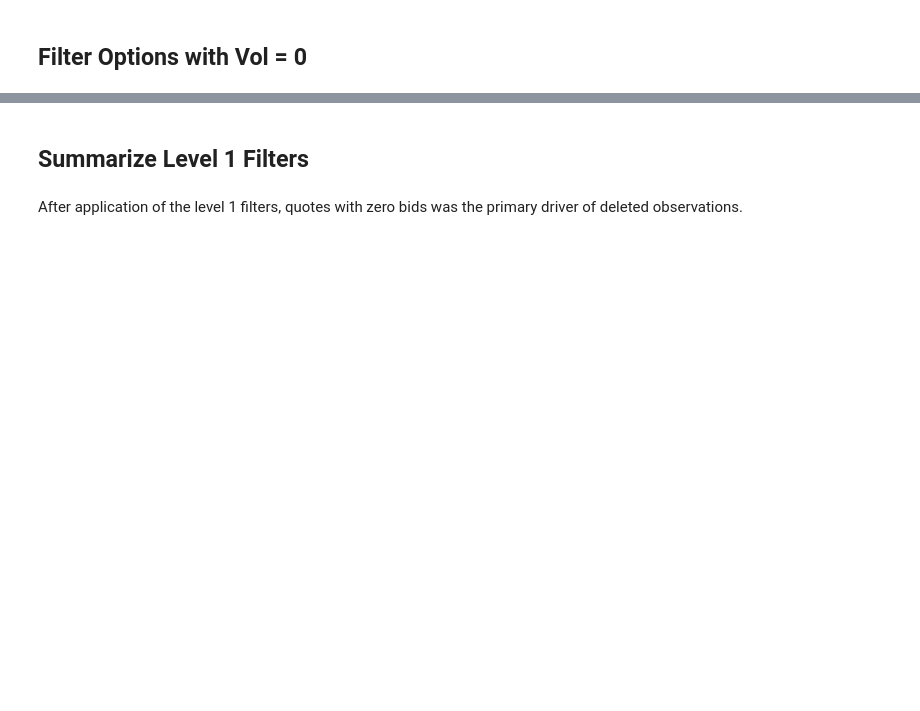
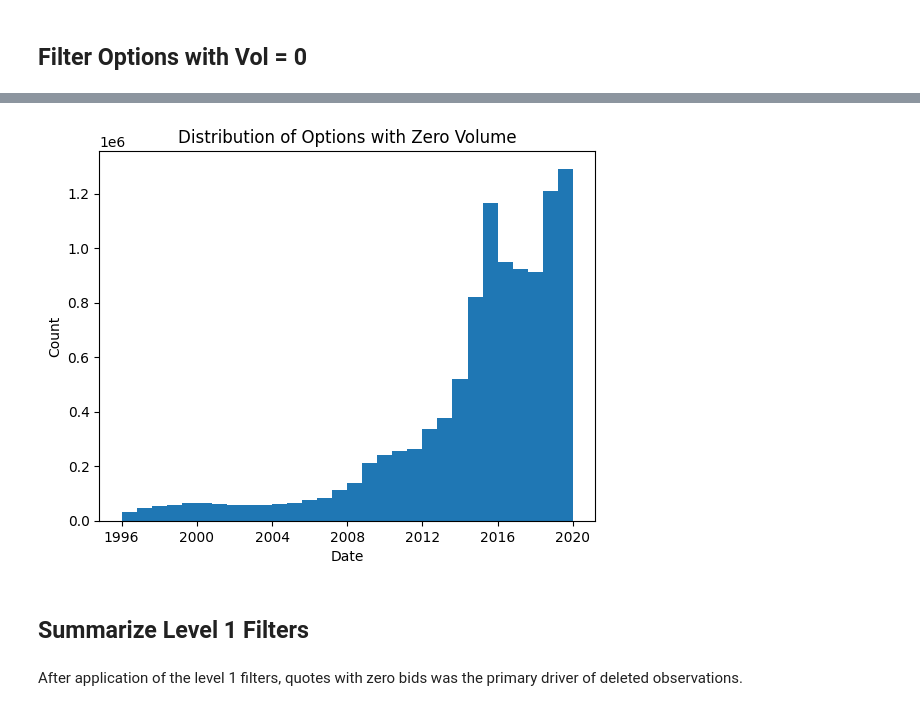
Before and after one commit to jmbejara/constantinides_2013_options, a Jupyter notebook: notebooks/combined_filters.ipynb, the cells around one changed output, grey strips where cells are left out. Drawn from its saved outputs; the diff is of its cells as text; code cells hidden in the pictures; blank space fills up the shorter version.

```diff
--- a/notebooks/combined_filters.ipynb
+++ b/notebooks/combined_filters.ipynb
@@ -461,10 +464,12 @@ optm_l1_zvol = f1.delete_zero_volume_filter(optm_l1_zbid)
 # %%
-zero_vol_rows = optm_l1_zbid[optm_l1_zbid['volume'] == 0]
+zero_vol_rows = spx_filtered_3[spx_filtered_3['volume'] == 0]
 plt.hist(zero_vol_rows['date'], bins=30)
 plt.xlabel('Date')
 plt.ylabel('Count')
 plt.title('Distribution of Options with Zero Volume')
 plt.show()
+# %% [output]
+[figure, added]
 # %% [markdown]
 ## Summarize Level 1 Filters
 # %% [markdown]
```
Also changed, not shown: parts of 19 cells of this notebook, 1 other file.
